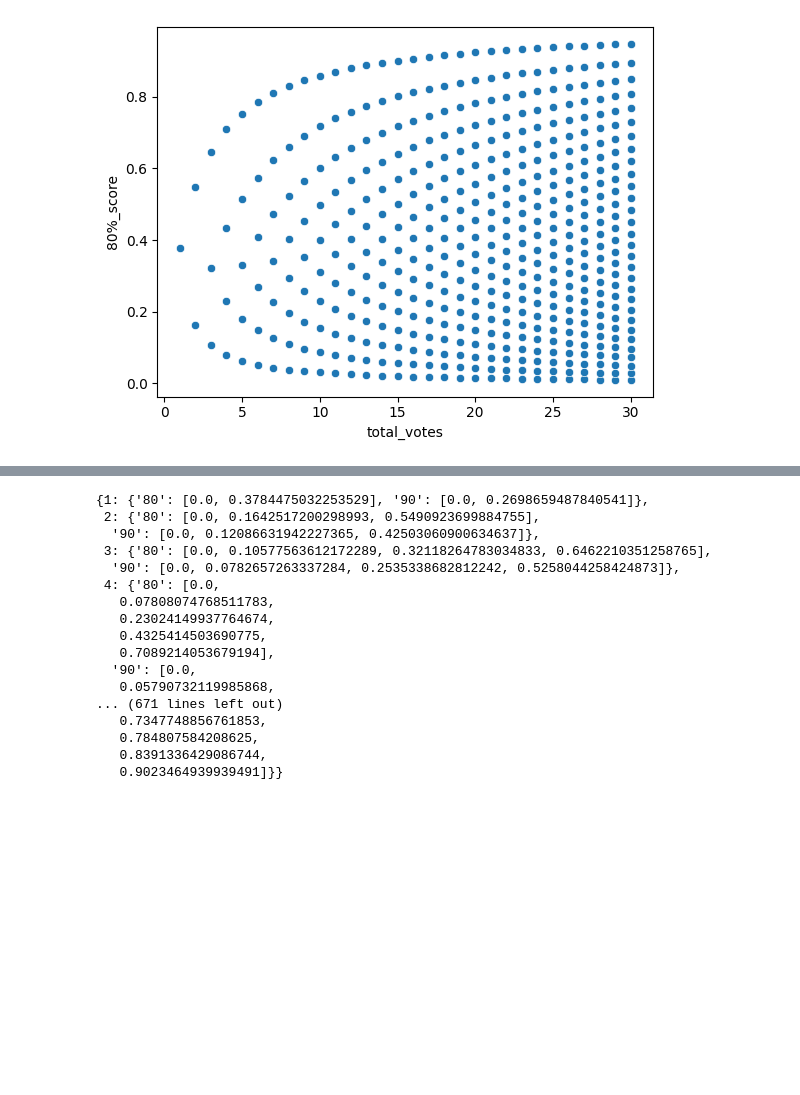
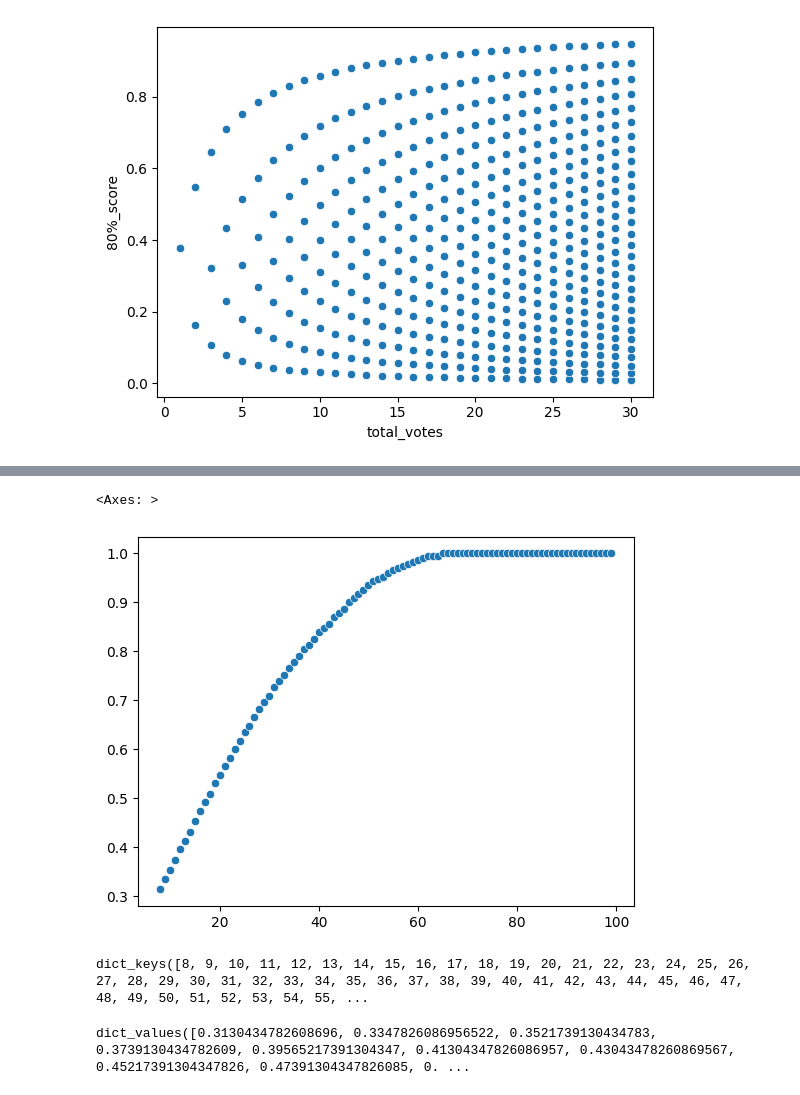
Before and after one commit to aureliobarrios/machine-learning, a Jupyter notebook: notebooks/reddit-algorithm.ipynb, the cells around one changed output, grey strips where cells are left out. Cells and saved outputs as stored; diff of their text form; code cells hidden in the pictures; blank space fills up the shorter version.

```diff
--- a/notebooks/reddit-algorithm.ipynb
+++ b/notebooks/reddit-algorithm.ipynb
@@ -266,20 +249,37 @@ for i in range(1, 26):
+# %%
+#set the initial threshold
+threshold = 0.7
+#value for x next vote scenarios to consider
+next_votes = 20
+#keep track of data
+data_dic = {}
+
+#initial scenarios to consider
+for total_votes in range(8, 100):
+    #keep track of outcomes
+    passed = 0
+    #keep track of added trials
+    trials = 0
+    #now consider the next x amount of votes
+    for added_votes in range(1, next_votes + 1):
+        for curr_upvotes in range(added_votes + 1):
+            #increment trials
+            trials += 1
+            if confidence(total_votes + curr_upvotes, added_votes - curr_upvotes) >= threshold:
+                # print(f"Original: {total_votes}")
+                # print(f"Upvotes: {total_votes + curr_upvotes}, Downvotes: {added_votes - curr_upvotes}")
+                passed += 1
+    data_dic[total_votes] = passed / trials
+# %%
+sns.scatterplot(x=list(data_dic.keys()), y=list(data_dic.values()))
+# %% [output]
+<Axes: >
+[figure, added]
 # %%
-data_dic
+data_dic.keys()
 # %% [output]
-{1: {'80': [0.0, 0.3784475032253529], '90': [0.0, 0.2698659487840541]},
- 2: {'80': [0.0, 0.1642517200298993, 0.5490923699884755],
-  '90': [0.0, 0.12086631942227365, 0.42503060900634637]},
- 3: {'80': [0.0, 0.10577563612172289, 0.32118264783034833, 0.6462210351258765],
-  '90': [0.0, 0.0782657263337284, 0.2535338682812242, 0.5258044258424873]},
- 4: {'80': [0.0,
-   0.07808074768511783,
-   0.23024149937764674,
-   0.4325414503690775,
-   0.7089214053679194],
-  '90': [0.0,
-   0.05790732119985868,
-... (671 lines left out)
-   0.7347748856761853,
-   0.784807584208625,
-   0.8391336429086744,
-   0.9023464939939491]}}
+dict_keys([8, 9, 10, 11, 12, 13, 14, 15, 16, 17, 18, 19, 20, 21, 22, 23, 24, 25, 26, 27, 28, 29, 30, 31, 32, 33, 34, 35, 36, 37, 38, 39, 40, 41, 42, 43, 44, 45, 46, 47, 48, 49, 50, 51, 52, 53, 54, 55, ...
+# %%
+data_dic.values()
+# %% [output]
+dict_values([0.3130434782608696, 0.3347826086956522, 0.3521739130434783, 0.3739130434782609, 0.39565217391304347, 0.41304347826086957, 0.43043478260869567, 0.45217391304347826, 0.47391304347826085, 0. ...
```
Also changed, not shown: parts of 4 cells of this notebook.
